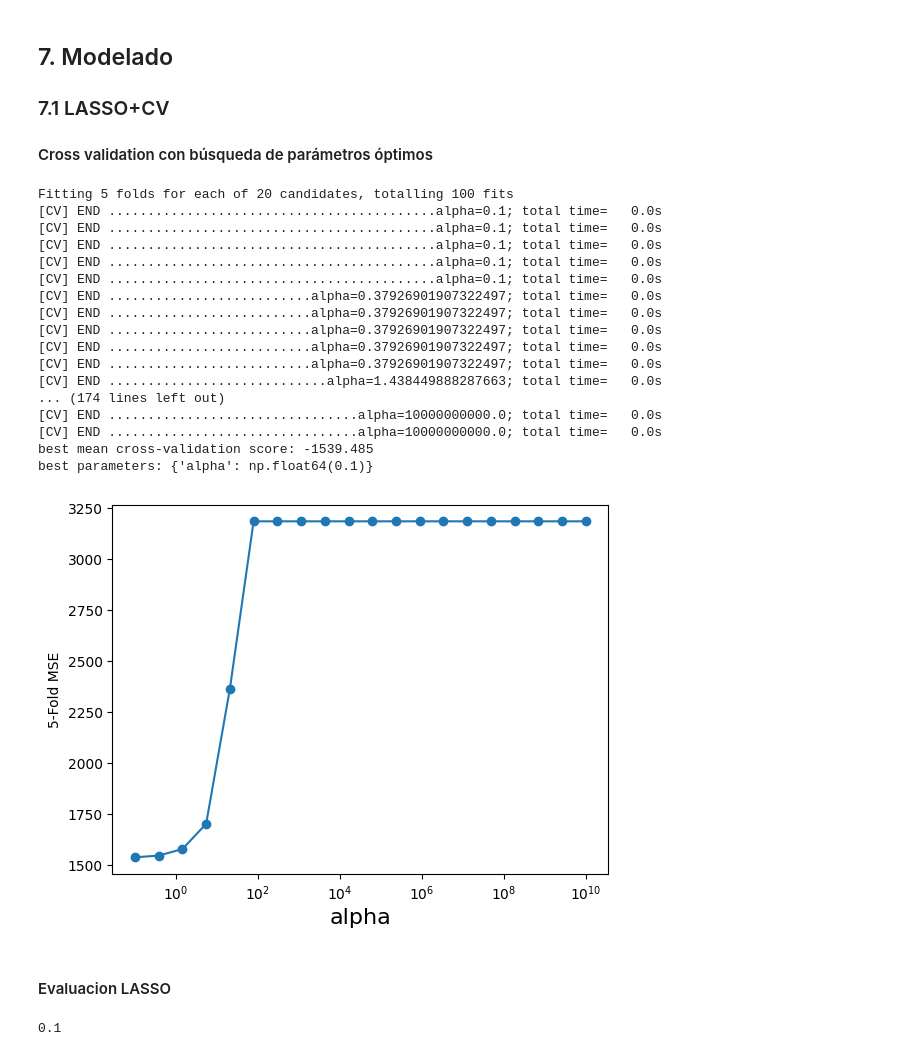
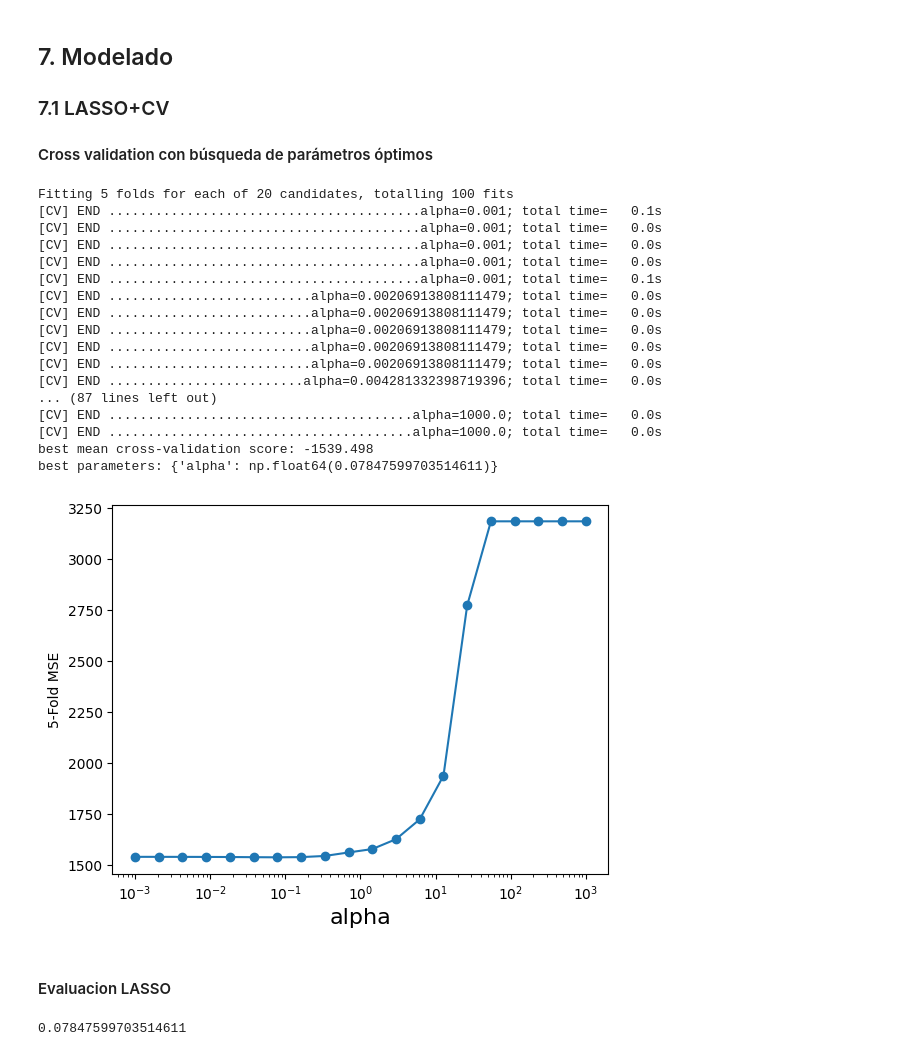
Before and after one commit to mariaeugenia-alvarez/hands-on-coding-machine-learning-project, a Jupyter notebook: ml-airbnb.ipynb, the cells around one changed output. Drawn from its saved outputs; the diff is of its cells as text; code cells hidden in the pictures.

Commit message:
chore(chore/model-training): LASSO (cv 5folds)- Variables graph

```diff
--- a/ml-airbnb.ipynb
+++ b/ml-airbnb.ipynb
@@ -680,48 +680,48 @@ Datos test:  (2651, 33)
 # %%
 from sklearn.model_selection import GridSearchCV
 from sklearn.linear_model import Lasso
 
-alpha_vector = np.logspace(-1,10,20)
+alpha_vector = np.logspace(-3,3,20)
 param_grid = {'alpha': alpha_vector }
 
 # 5-fold CV para mejor estimación y menos sesgo
 grid = GridSearchCV(Lasso(), scoring='neg_mean_squared_error', param_grid=param_grid, cv=5, verbose=2)
 grid.fit(XtrainScaled, y_train)
 print("best mean cross-validation score: {:.3f}".format(grid.best_score_))
 print("best parameters: {}".format(grid.best_params_))
 
 #-1 porque es negado
 scores = -1*np.array(grid.cv_results_['mean_test_score'])
 plt.semilogx(alpha_vector,scores,'-o')
 plt.xlabel('alpha',fontsize=16)
 plt.ylabel('5-Fold MSE')
 plt.show()
 # %% [output]
 Fitting 5 folds for each of 20 candidates, totalling 100 fits
-[CV] END ..........................................alpha=0.1; total time=   0.0s
-[CV] END ..........................................alpha=0.1; total time=   0.0s
-[CV] END ..........................................alpha=0.1; total time=   0.0s
-[CV] END ..........................................alpha=0.1; total time=   0.0s
-[CV] END ..........................................alpha=0.1; total time=   0.0s
-[CV] END ..........................alpha=0.37926901907322497; total time=   0.0s
-[CV] END ..........................alpha=0.37926901907322497; total time=   0.0s
-[CV] END ..........................alpha=0.37926901907322497; total time=   0.0s
-[CV] END ..........................alpha=0.37926901907322497; total time=   0.0s
-[CV] END ..........................alpha=0.37926901907322497; total time=   0.0s
-[CV] END ............................alpha=1.438449888287663; total time=   0.0s
-... (174 lines left out)
-[CV] END ................................alpha=10000000000.0; total time=   0.0s
-[CV] END ................................alpha=10000000000.0; total time=   0.0s
-best mean cross-validation score: -1539.485
-best parameters: {'alpha': np.float64(0.1)}
+[CV] END ........................................alpha=0.001; total time=   0.1s
+[CV] END ........................................alpha=0.001; total time=   0.0s
+[CV] END ........................................alpha=0.001; total time=   0.0s
+[CV] END ........................................alpha=0.001; total time=   0.0s
+[CV] END ........................................alpha=0.001; total time=   0.1s
+[CV] END ..........................alpha=0.00206913808111479; total time=   0.0s
+[CV] END ..........................alpha=0.00206913808111479; total time=   0.0s
+[CV] END ..........................alpha=0.00206913808111479; total time=   0.0s
+[CV] END ..........................alpha=0.00206913808111479; total time=   0.0s
+[CV] END ..........................alpha=0.00206913808111479; total time=   0.0s
+[CV] END .........................alpha=0.004281332398719396; total time=   0.0s
+... (87 lines left out)
+[CV] END .......................................alpha=1000.0; total time=   0.0s
+[CV] END .......................................alpha=1000.0; total time=   0.0s
+best mean cross-validation score: -1539.498
+best parameters: {'alpha': np.float64(0.07847599703514611)}
-[figure, old version]
+[figure, new version]
 # %% [markdown]
 #### Evaluacion LASSO
 # %%
 alpha_optimo = grid.best_params_['alpha']
 print(alpha_optimo)
 # %% [output]
-0.1
+0.07847599703514611
 # %%
 from sklearn.metrics import mean_squared_error
 
```
Also changed, not shown: parts of 2 cells of this notebook.
